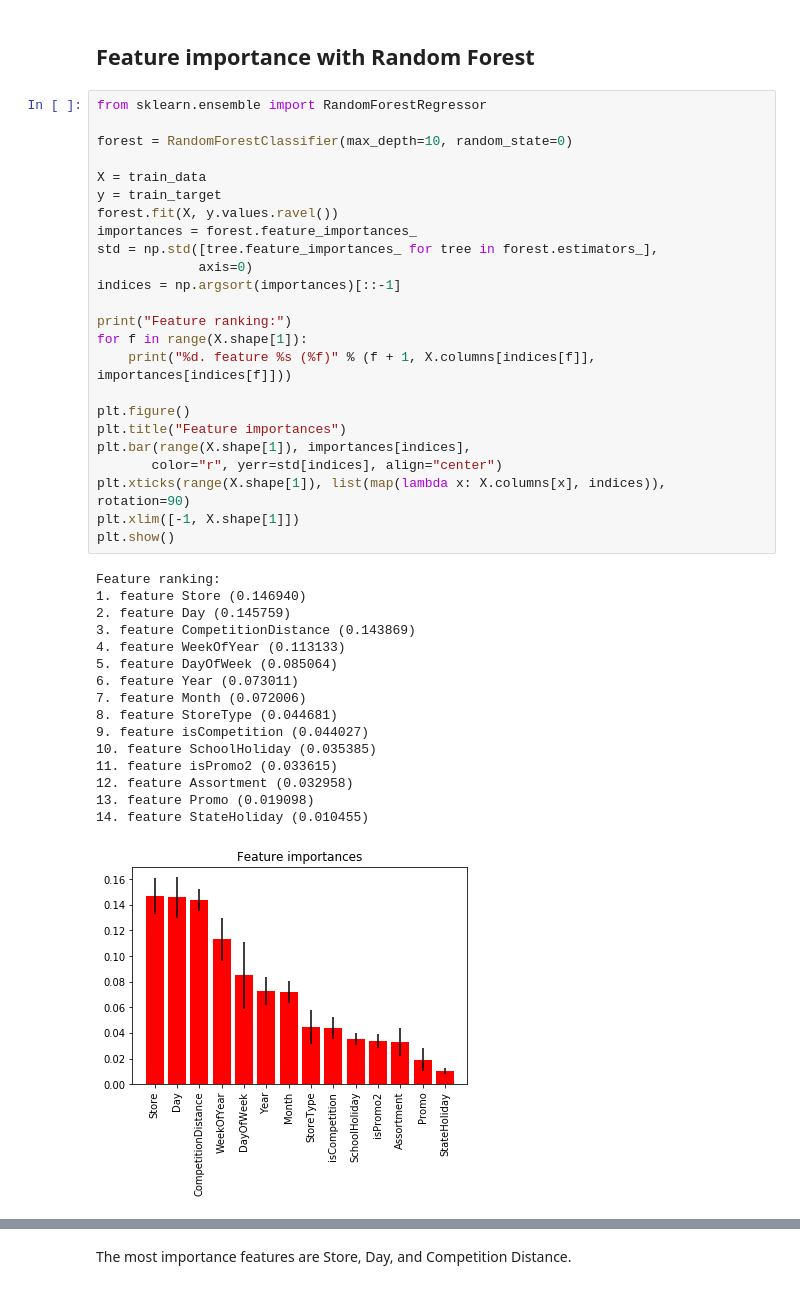
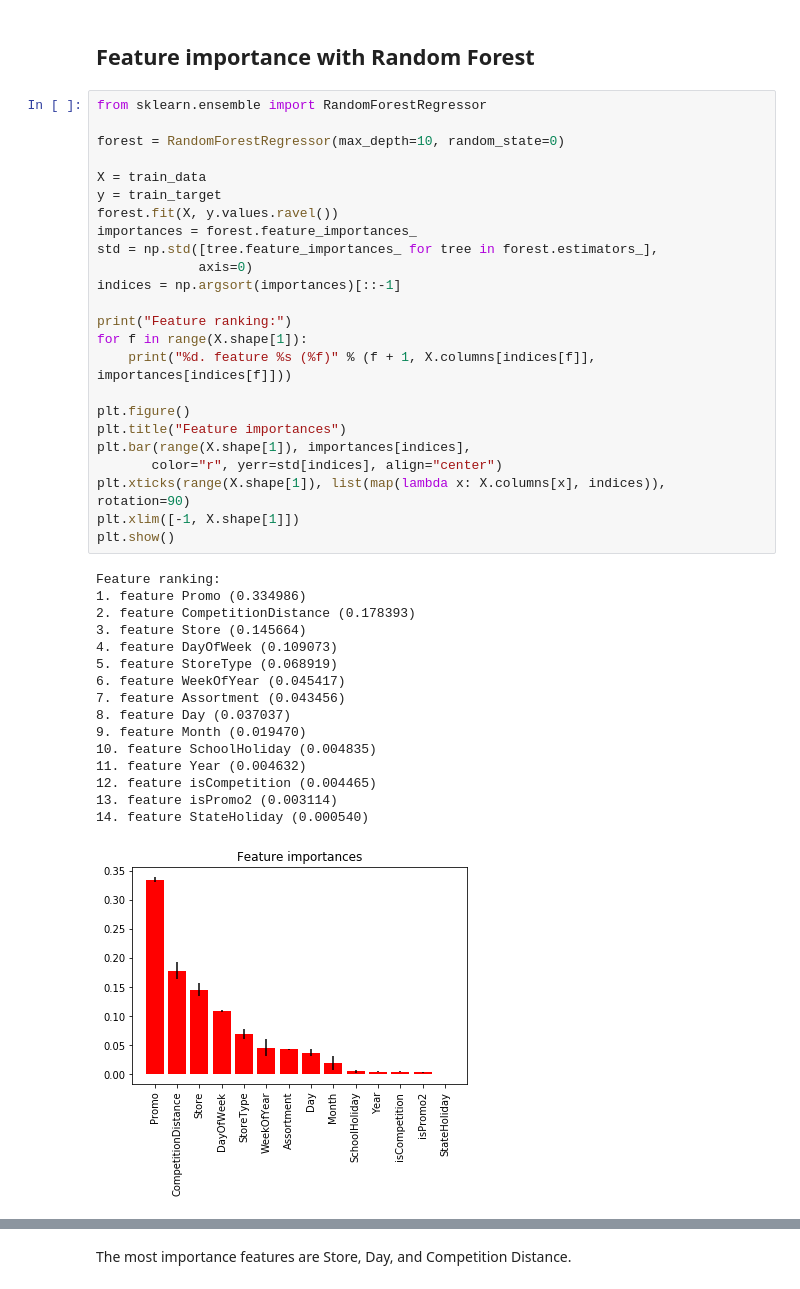
Before and after one commit to bozhlab/Rossmann_store_sales, a Jupyter notebook: FeaturesSelection.ipynb, the cells around one changed output, grey strips where cells are left out. Drawn from its saved outputs; the diff is of its cells as text.

```diff
--- a/FeaturesSelection.ipynb
+++ b/FeaturesSelection.ipynb
@@ -147,41 +151,41 @@ train_data.head()
 # %%
 from sklearn.ensemble import RandomForestRegressor
 
-forest = RandomForestClassifier(max_depth=10, random_state=0)
+forest = RandomForestRegressor(max_depth=10, random_state=0)
 
 X = train_data
 y = train_target
 forest.fit(X, y.values.ravel())
 importances = forest.feature_importances_
 std = np.std([tree.feature_importances_ for tree in forest.estimators_],
              axis=0)
 indices = np.argsort(importances)[::-1]
 
 print("Feature ranking:")
 for f in range(X.shape[1]):
     print("%d. feature %s (%f)" % (f + 1, X.columns[indices[f]], importances[indices[f]]))
 
 plt.figure()
 plt.title("Feature importances")
 plt.bar(range(X.shape[1]), importances[indices],
        color="r", yerr=std[indices], align="center")
 plt.xticks(range(X.shape[1]), list(map(lambda x: X.columns[x], indices)), rotation=90)
 plt.xlim([-1, X.shape[1]])
 plt.show()
 # %% [output]
 Feature ranking:
-1. feature Store (0.146940)
-2. feature Day (0.145759)
-3. feature CompetitionDistance (0.143869)
-4. feature WeekOfYear (0.113133)
-5. feature DayOfWeek (0.085064)
-6. feature Year (0.073011)
-7. feature Month (0.072006)
-8. feature StoreType (0.044681)
-9. feature isCompetition (0.044027)
-10. feature SchoolHoliday (0.035385)
-11. feature isPromo2 (0.033615)
-12. feature Assortment (0.032958)
-13. feature Promo (0.019098)
-14. feature StateHoliday (0.010455)
+1. feature Promo (0.334986)
+2. feature CompetitionDistance (0.178393)
+3. feature Store (0.145664)
+4. feature DayOfWeek (0.109073)
+5. feature StoreType (0.068919)
+6. feature WeekOfYear (0.045417)
+7. feature Assortment (0.043456)
+8. feature Day (0.037037)
+9. feature Month (0.019470)
+10. feature SchoolHoliday (0.004835)
+11. feature Year (0.004632)
+12. feature isCompetition (0.004465)
+13. feature isPromo2 (0.003114)
+14. feature StateHoliday (0.000540)
-[figure, old version]
+[figure, new version]
```
Also changed, not shown: parts of 4 cells of this notebook.
